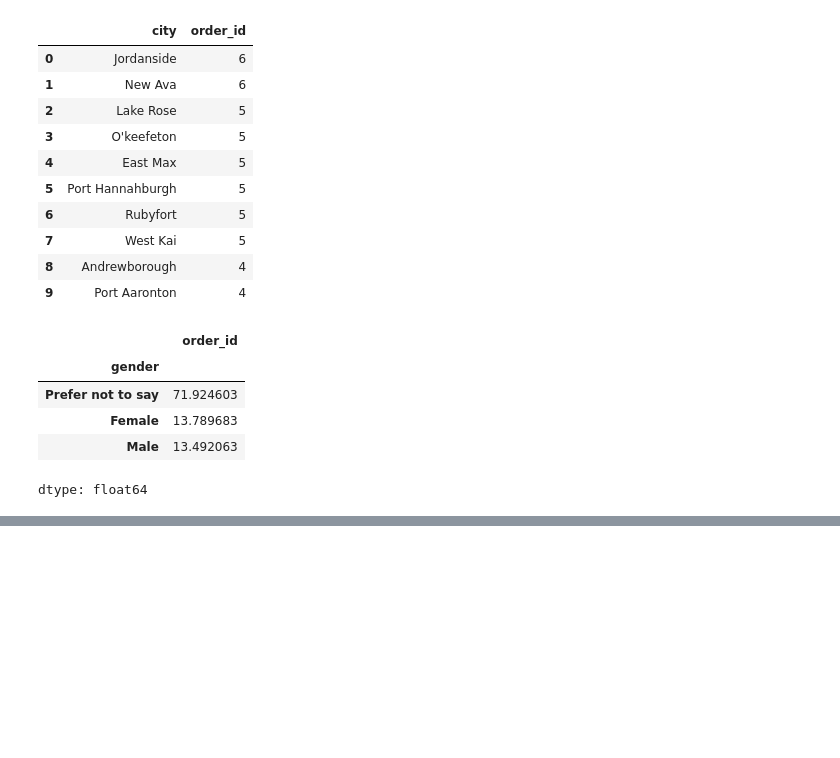
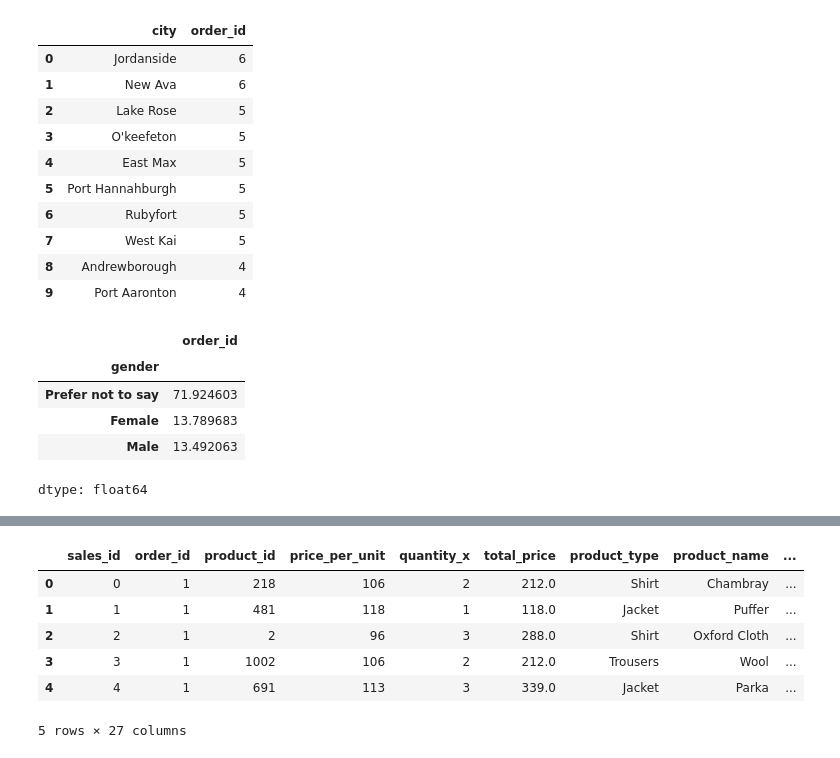
Before and after one commit to FauzanNR/dicoding-data-analysis, a Jupyter notebook: Dicoding_Data_analyst.ipynb, the cells around one changed output, grey strips where cells are left out. Saved outputs shown, nothing was run; the diff lists cells and outputs as text; code cells hidden in the pictures; blank space fills up the shorter version.

```diff
--- a/Dicoding_Data_analyst.ipynb
+++ b/Dicoding_Data_analyst.ipynb
@@ -354,0 +371,17 @@ dtype: float64
+# %%
+all_df = pd.merge(
+    left=sales_product_df,
+    right=orders_customers_df,
+    how="left",
+    left_on="order_id",
+    right_on="order_id"
+)
+all_df.head()
+# %% [output]
+|  | sales_id | order_id | product_id | price_per_unit | quantity_x | total_price | product_type | product_name | ... |
+| 0 | 0 | 1 | 218 | 106 | 2 | 212.0 | Shirt | Chambray | ... |
+| 1 | 1 | 1 | 481 | 118 | 1 | 118.0 | Jacket | Puffer | ... |
+| 2 | 2 | 1 | 2 | 96 | 3 | 288.0 | Shirt | Oxford Cloth | ... |
+| 3 | 3 | 1 | 1002 | 106 | 2 | 212.0 | Trousers | Wool | ... |
+| 4 | 4 | 1 | 691 | 113 | 3 | 339.0 | Jacket | Parka | ... |
+5 rows × 27 columns
```
Also changed, not shown: parts of 2 cells of this notebook.
